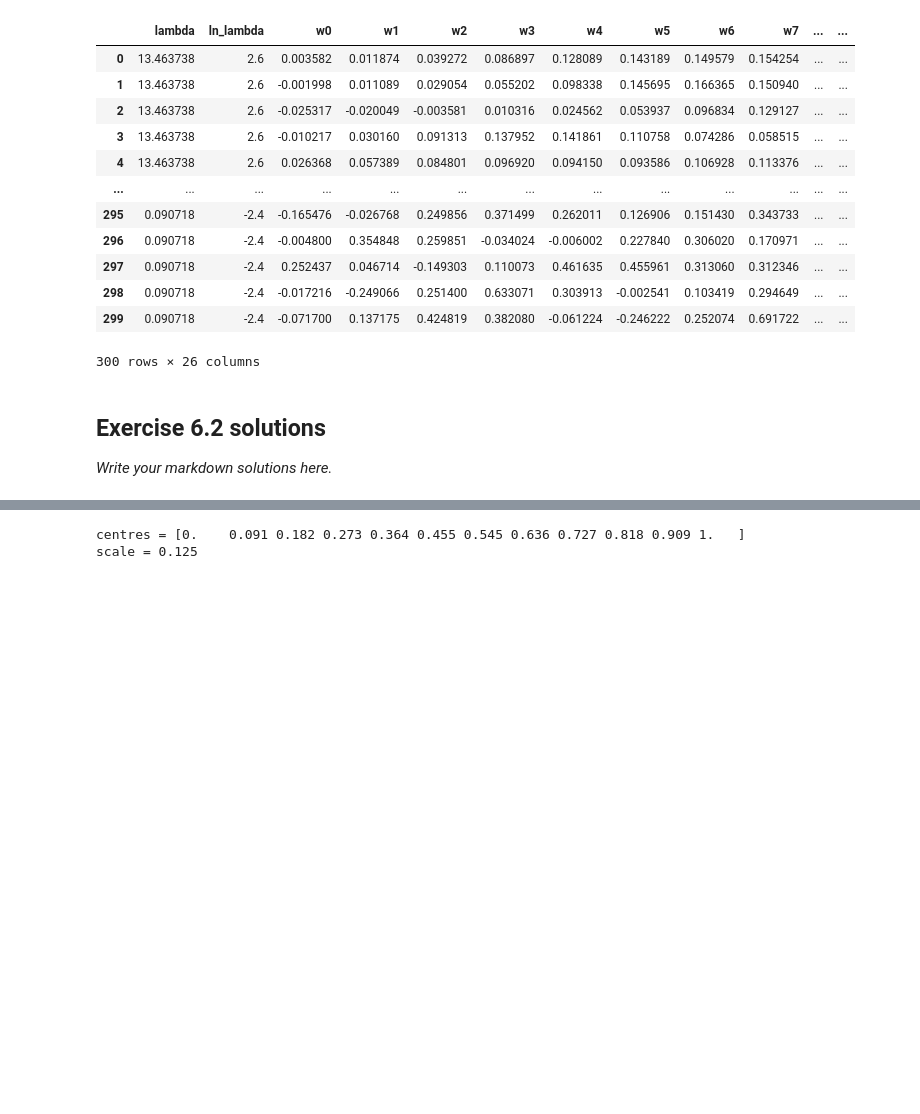
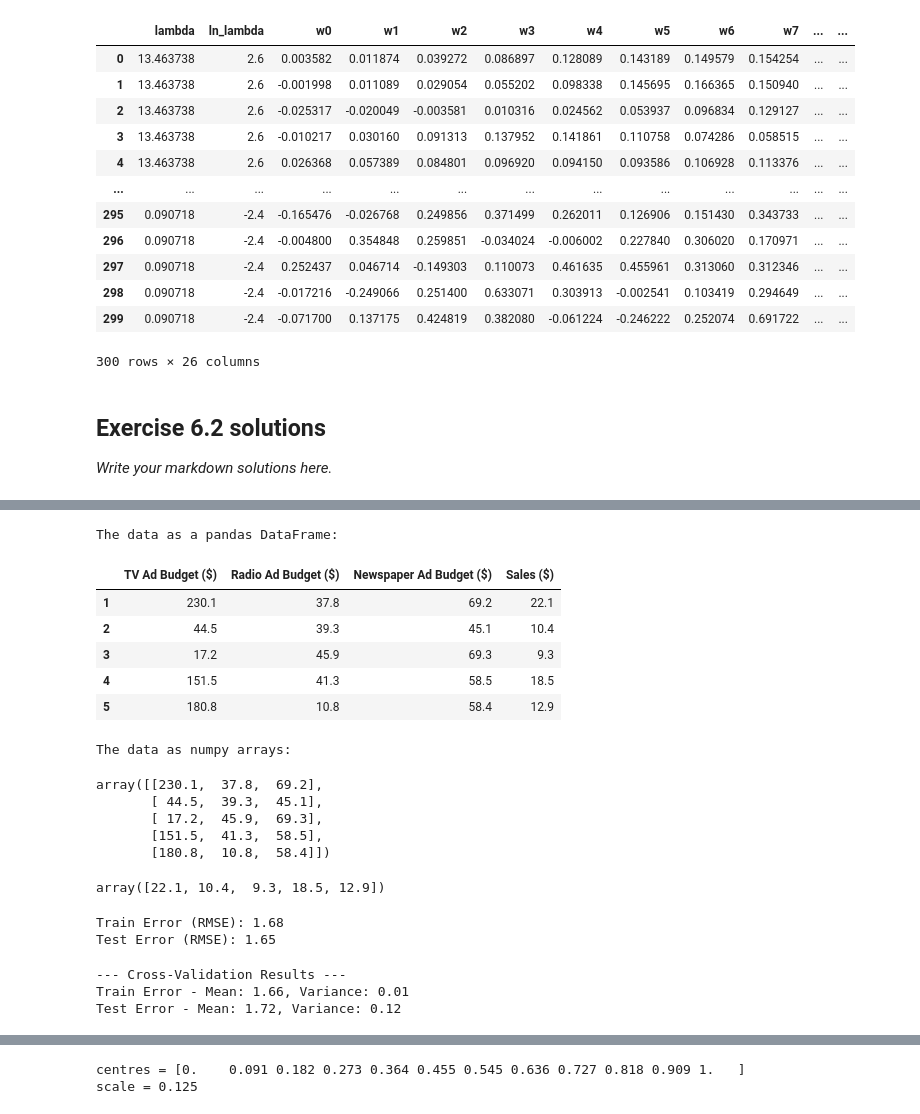
Before and after one commit to lukedickens/inst0060-code, a Jupyter notebook: notebooks/unit_06/06_notebook_master.ipynb, the cells around one changed output, grey strips where cells are left out. Saved outputs shown, nothing was run; the diff lists cells and outputs as text; code cells hidden in the pictures; blank space fills up the shorter version.

```diff
--- a/notebooks/unit_06/06_notebook_master.ipynb
+++ b/notebooks/unit_06/06_notebook_master.ipynb
@@ -157,0 +191,74 @@ len(weight_fields) = 24
+# %%
+## Ex 6.3 a)
+import pandas as pd
+from sklearn.linear_model import LinearRegression
+from sklearn.metrics import root_mean_squared_error
+from sklearn.model_selection import cross_validate, train_test_split
+
+# 1. Load the dataset
+# (Note: ensure your filename matches your local file, e.g. 'Advertising Budget and Sales.csv')
+df = pd.read_csv('Advertising Budget and Sales.csv', index_col=0)
+print("The data as a pandas DataFrame:")
+display(df.head())
+
+# Define features and target
+X = df[['TV Ad Budget ($)', 'Radio Ad Budget ($)', 'Newspaper Ad Budget ($)']].to_numpy()
+y = df['Sales ($)'].to_numpy()
+print("The data as numpy arrays:\n")
+display(X[:5,:])
+display(y[:5])
+# %% [output]
+The data as a pandas DataFrame:
+|  | TV Ad Budget ($) | Radio Ad Budget ($) | Newspaper Ad Budget ($) | Sales ($) |
+| 1 | 230.1 | 37.8 | 69.2 | 22.1 |
+| 2 | 44.5 | 39.3 | 45.1 | 10.4 |
+| 3 | 17.2 | 45.9 | 69.3 | 9.3 |
+| 4 | 151.5 | 41.3 | 58.5 | 18.5 |
+| 5 | 180.8 | 10.8 | 58.4 | 12.9 |
+The data as numpy arrays:
+array([[230.1,  37.8,  69.2],
+       [ 44.5,  39.3,  45.1],
+       [ 17.2,  45.9,  69.3],
+       [151.5,  41.3,  58.5],
+       [180.8,  10.8,  58.4]])
+array([22.1, 10.4,  9.3, 18.5, 12.9])
+# %%
+# 6.3 b) Simple Train-Test Split
+X_train, X_test, y_train, y_test = train_test_split(
+    X, y, test_size=0.2)
+
+# Train the model
+model = LinearRegression()
+model.fit(X_train, y_train)
+
+# Calculate Mean Squared Error (MSE) for train and test sets
+train_error = root_mean_squared_error(y_train, model.predict(X_train))
+test_error = root_mean_squared_error(y_test, model.predict(X_test))
+
+print(f'Train Error (RMSE): {train_error:.2f}')
+print(f'Test Error (RMSE): {test_error:.2f}')
+# %% [output]
+Train Error (RMSE): 1.68
+Test Error (RMSE): 1.65
+# %%
+# 6.3 c)
+# Using negative RMSE so higher is better for scikit-learn, then converting back to positive error
+cv_results = cross_validate(
+    model, X, y, cv=5, return_train_score=True, scoring='neg_root_mean_squared_error'
+)
+train_cv_errors = -cv_results['train_score']
+test_cv_errors = -cv_results['test_score']
+
+print('\n--- Cross-Validation Results ---')
+print(
+    f'Train Error - Mean: {train_cv_errors.mean():.2f}, Variance:'
+    f' {train_cv_errors.var():.2f}'
+)
+print(
+    f'Test Error - Mean: {test_cv_errors.mean():.2f}, Variance:'
+    f' {test_cv_errors.var():.2f}'
+)
+# %% [output]
+--- Cross-Validation Results ---
+Train Error - Mean: 1.66, Variance: 0.01
+Test Error - Mean: 1.72, Variance: 0.12
```
Also changed, not shown: parts of 15 cells of this notebook.
